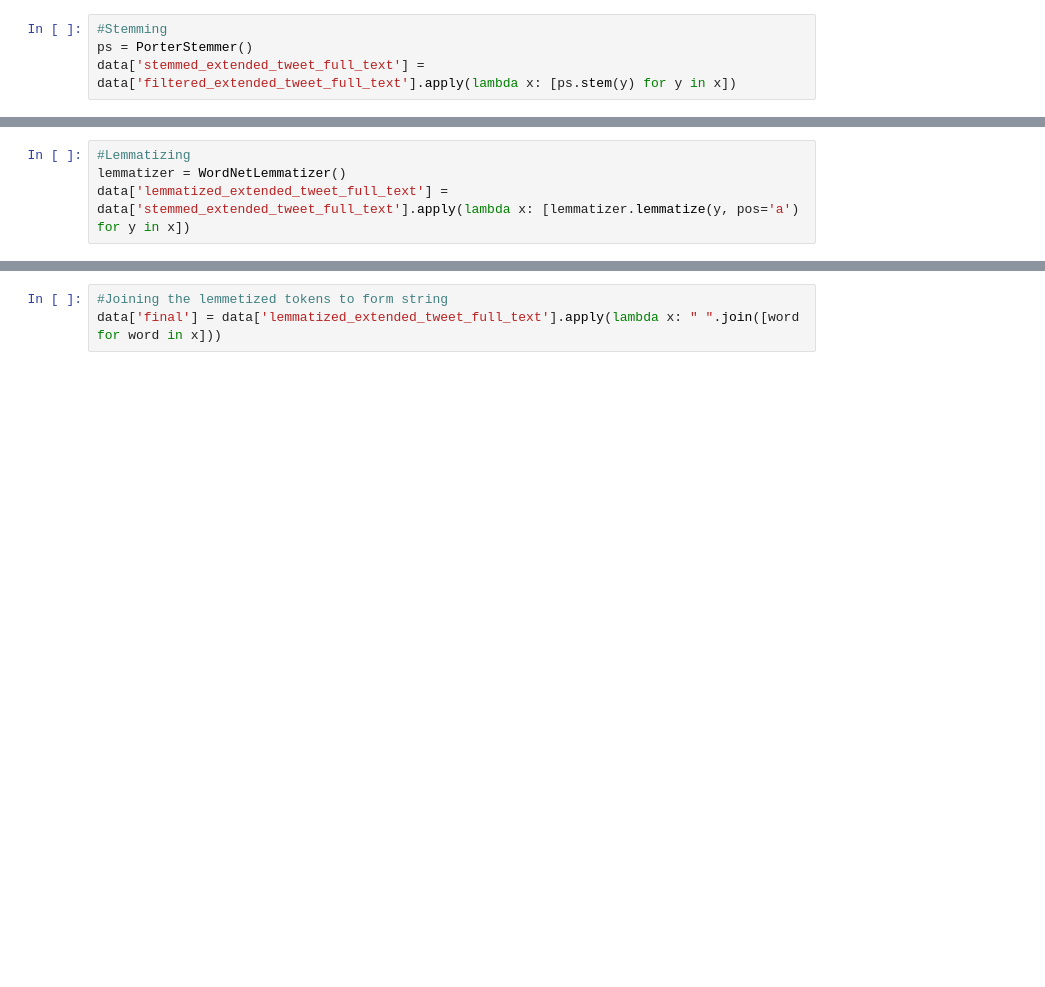
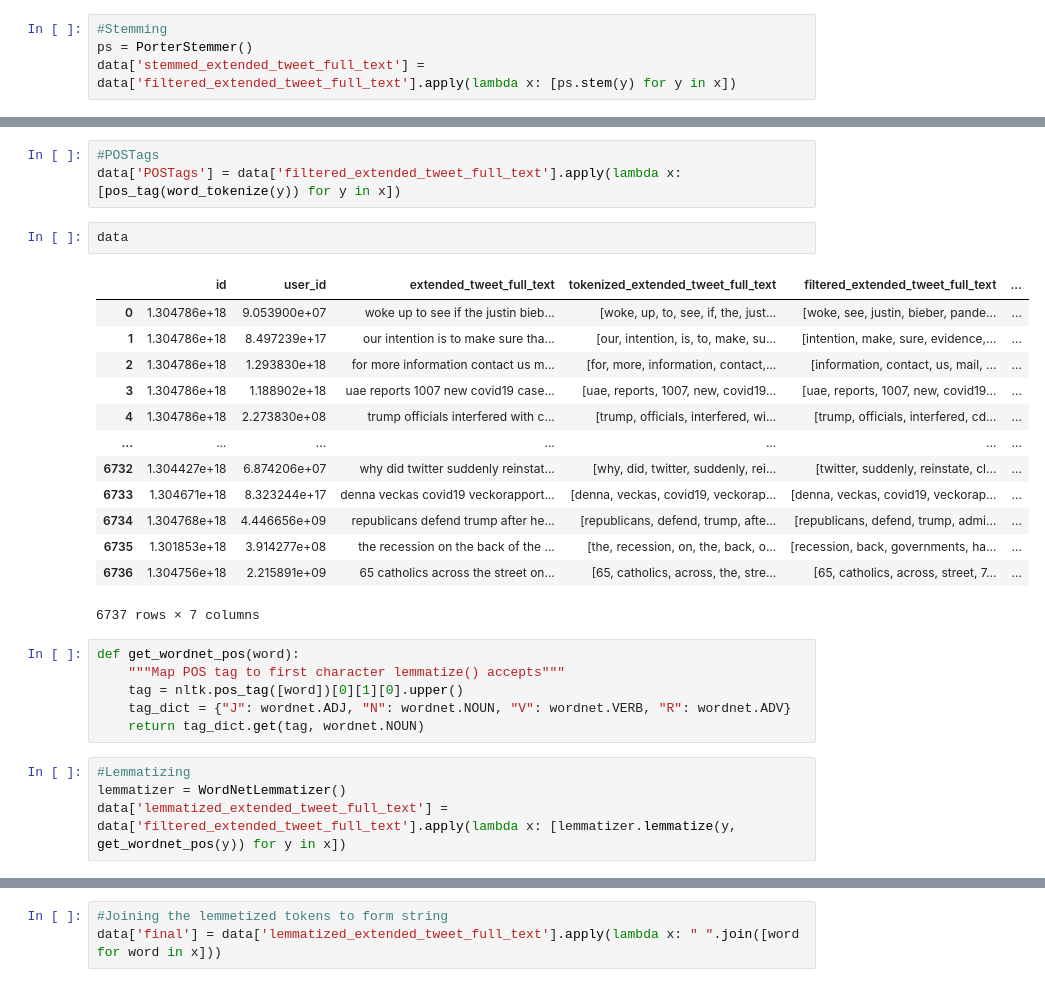
Before and after one commit to Manikya-Varshney/Twitter-Analysis, a Jupyter notebook: Analysis.ipynb, the cells around one changed output, grey strips where cells are left out. Saved outputs shown, nothing was run; the diff lists cells and outputs as text; blank space fills up the shorter version.

```diff
--- a/Analysis.ipynb
+++ b/Analysis.ipynb
@@ -163,7 +172,32 @@ data
+# %%
+#POSTags
+data['POSTags'] = data['filtered_extended_tweet_full_text'].apply(lambda x: [pos_tag(word_tokenize(y)) for y in x])
+# %%
+data
+# %% [output]
+|  | id | user_id | extended_tweet_full_text | tokenized_extended_tweet_full_text | filtered_extended_tweet_full_text | ... |
+| 0 | 1.304786e+18 | 9.053900e+07 | woke up to see if the justin bieb... | [woke, up, to, see, if, the, just... | [woke, see, justin, bieber, pande... | ... |
+| 1 | 1.304786e+18 | 8.497239e+17 | our intention is to make sure tha... | [our, intention, is, to, make, su... | [intention, make, sure, evidence,... | ... |
+| 2 | 1.304786e+18 | 1.293830e+18 | for more information contact us m... | [for, more, information, contact,... | [information, contact, us, mail, ... | ... |
+| 3 | 1.304786e+18 | 1.188902e+18 | uae reports 1007 new covid19 case... | [uae, reports, 1007, new, covid19... | [uae, reports, 1007, new, covid19... | ... |
+| 4 | 1.304786e+18 | 2.273830e+08 | trump officials interfered with c... | [trump, officials, interfered, wi... | [trump, officials, interfered, cd... | ... |
+| ... | ... | ... | ... | ... | ... | ... |
+| 6732 | 1.304427e+18 | 6.874206e+07 | why did twitter suddenly reinstat... | [why, did, twitter, suddenly, rei... | [twitter, suddenly, reinstate, cl... | ... |
+| 6733 | 1.304671e+18 | 8.323244e+17 | denna veckas covid19 veckorapport... | [denna, veckas, covid19, veckorap... | [denna, veckas, covid19, veckorap... | ... |
+| 6734 | 1.304768e+18 | 4.446656e+09 | republicans defend trump after he... | [republicans, defend, trump, afte... | [republicans, defend, trump, admi... | ... |
+| 6735 | 1.301853e+18 | 3.914277e+08 | the recession on the back of the ... | [the, recession, on, the, back, o... | [recession, back, governments, ha... | ... |
+| 6736 | 1.304756e+18 | 2.215891e+09 | 65 catholics across the street on... | [65, catholics, across, the, stre... | [65, catholics, across, street, 7... | ... |
+6737 rows × 7 columns
+# %%
+def get_wordnet_pos(word):
+    """Map POS tag to first character lemmatize() accepts"""
+    tag = nltk.pos_tag([word])[0][1][0].upper()
+    tag_dict = {"J": wordnet.ADJ, "N": wordnet.NOUN, "V": wordnet.VERB, "R": wordnet.ADV}
+    return tag_dict.get(tag, wordnet.NOUN)
 # %%
 #Lemmatizing
 lemmatizer = WordNetLemmatizer()
-data['lemmatized_extended_tweet_full_text'] = data['stemmed_extended_tweet_full_text'].apply(lambda x: [lemmatizer.lemmatize(y, pos='a') for y in x])
+data['lemmatized_extended_tweet_full_text'] = data['filtered_extended_tweet_full_text'].apply(lambda x: [lemmatizer.lemmatize(y, get_wordnet_pos(y)) for y in x])
 # %%
 data
 # %% [output]
```
Also changed, not shown: parts of 8 cells of this notebook.
